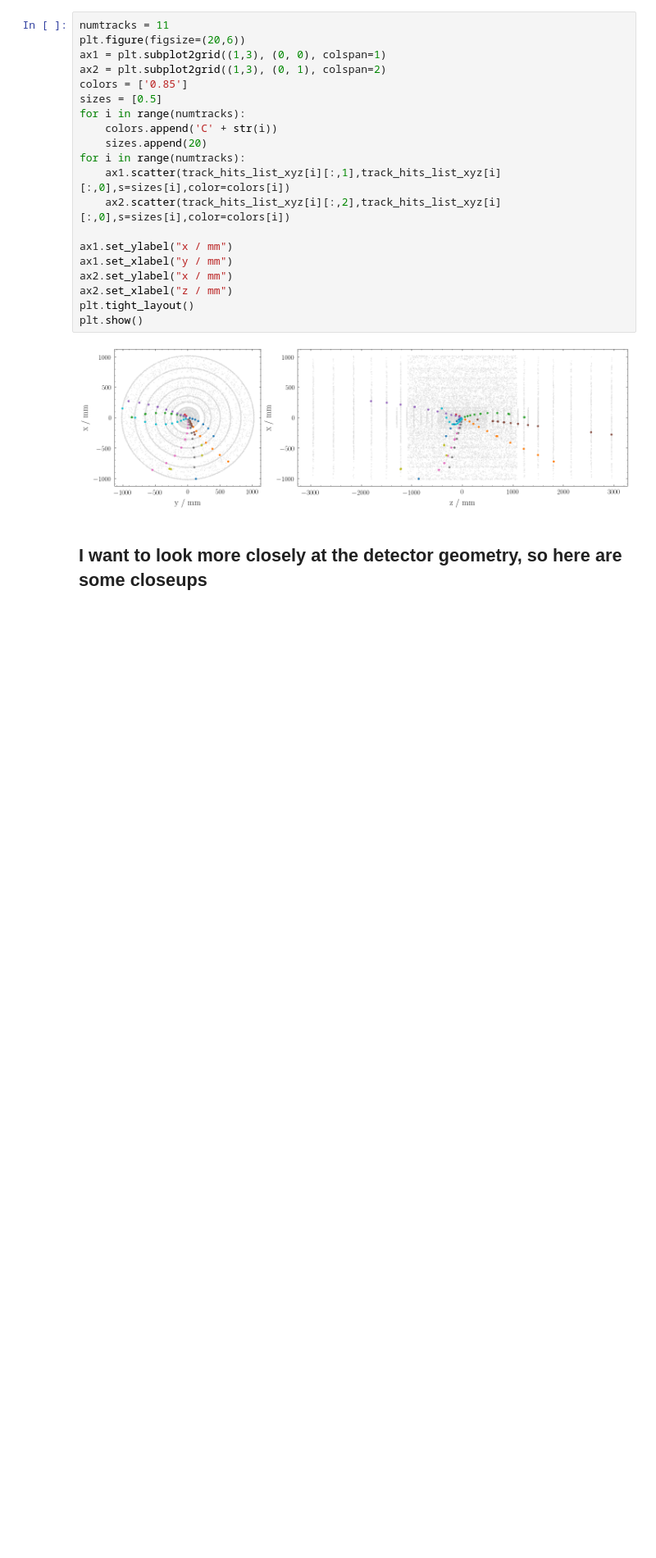
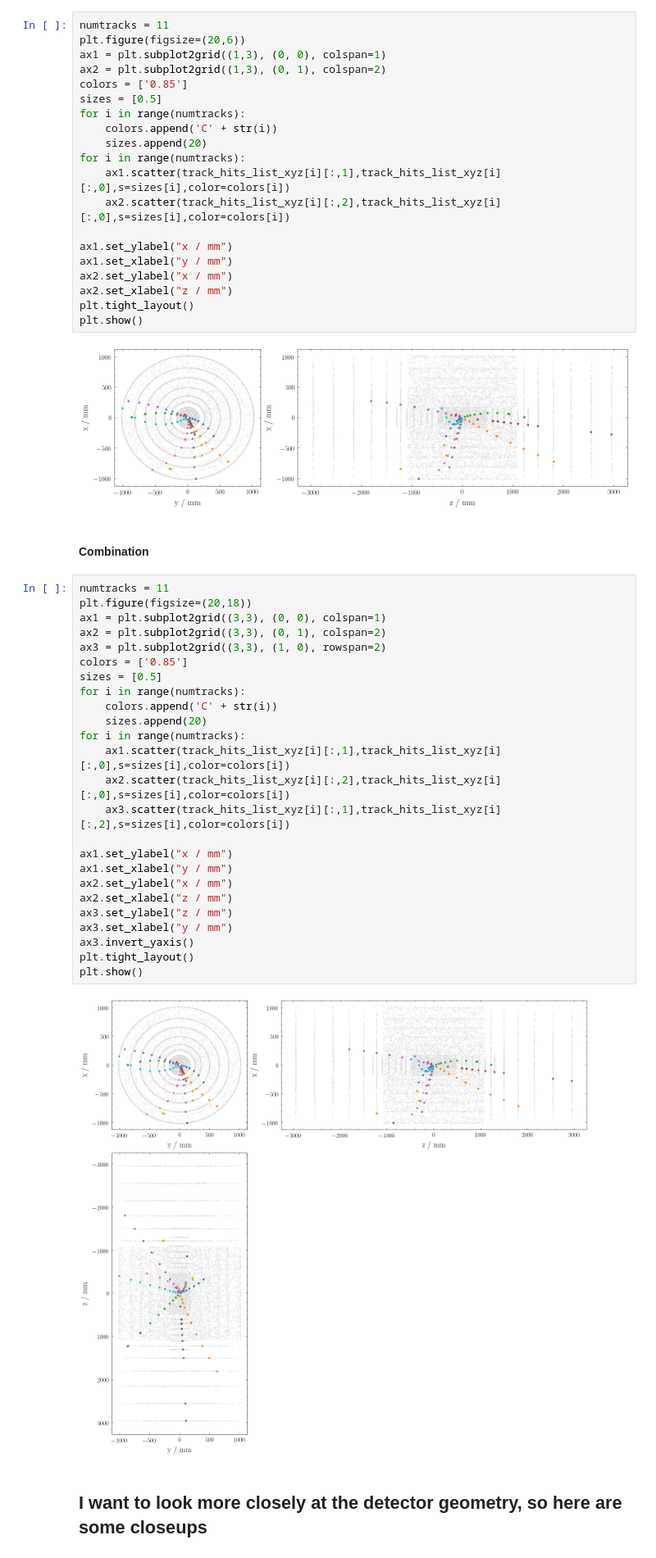
Before and after one commit to jxi24/TrackML, a Jupyter notebook: Jacks_plots.ipynb, the cells around one changed output. Shown at 82% size. Cells and saved outputs as stored; diff of their text form; blank space fills up the shorter version.

Commit message:
Some additional changes to plot style in Jacks_plots.ipynb

```diff
--- a/Jacks_plots.ipynb
+++ b/Jacks_plots.ipynb
@@ -150,6 +150,35 @@ plt.tight_layout()
 plt.show()
 # %% [output]
 [figure]
+# %% [markdown]
+#### Combination
+# %%
+numtracks = 11
+plt.figure(figsize=(20,18))
+ax1 = plt.subplot2grid((3,3), (0, 0), colspan=1)
+ax2 = plt.subplot2grid((3,3), (0, 1), colspan=2)
+ax3 = plt.subplot2grid((3,3), (1, 0), rowspan=2)
+colors = ['0.85']
+sizes = [0.5]
+for i in range(numtracks):
+    colors.append('C' + str(i))
+    sizes.append(20)
+for i in range(numtracks):
+    ax1.scatter(track_hits_list_xyz[i][:,1],track_hits_list_xyz[i][:,0],s=sizes[i],color=colors[i])
+    ax2.scatter(track_hits_list_xyz[i][:,2],track_hits_list_xyz[i][:,0],s=sizes[i],color=colors[i])
+    ax3.scatter(track_hits_list_xyz[i][:,1],track_hits_list_xyz[i][:,2],s=sizes[i],color=colors[i])
+
+ax1.set_ylabel("x / mm")
+ax1.set_xlabel("y / mm")
+ax2.set_ylabel("x / mm")
+ax2.set_xlabel("z / mm")
+ax3.set_ylabel("z / mm")
+ax3.set_xlabel("y / mm")
+ax3.invert_yaxis()
+plt.tight_layout()
+plt.show()
+# %% [output]
+[figure, added]
 # %% [markdown]
 ## I want to look more closely at the detector geometry, so here are some closeups
 # %% [markdown]
```
